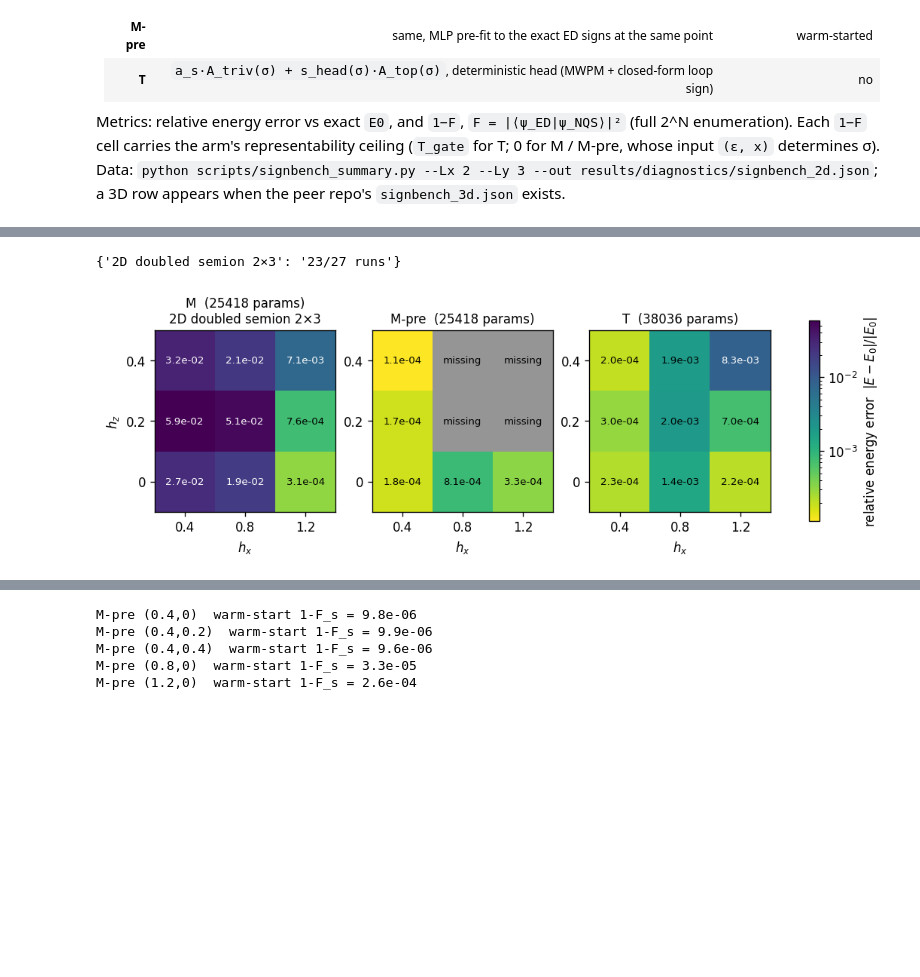
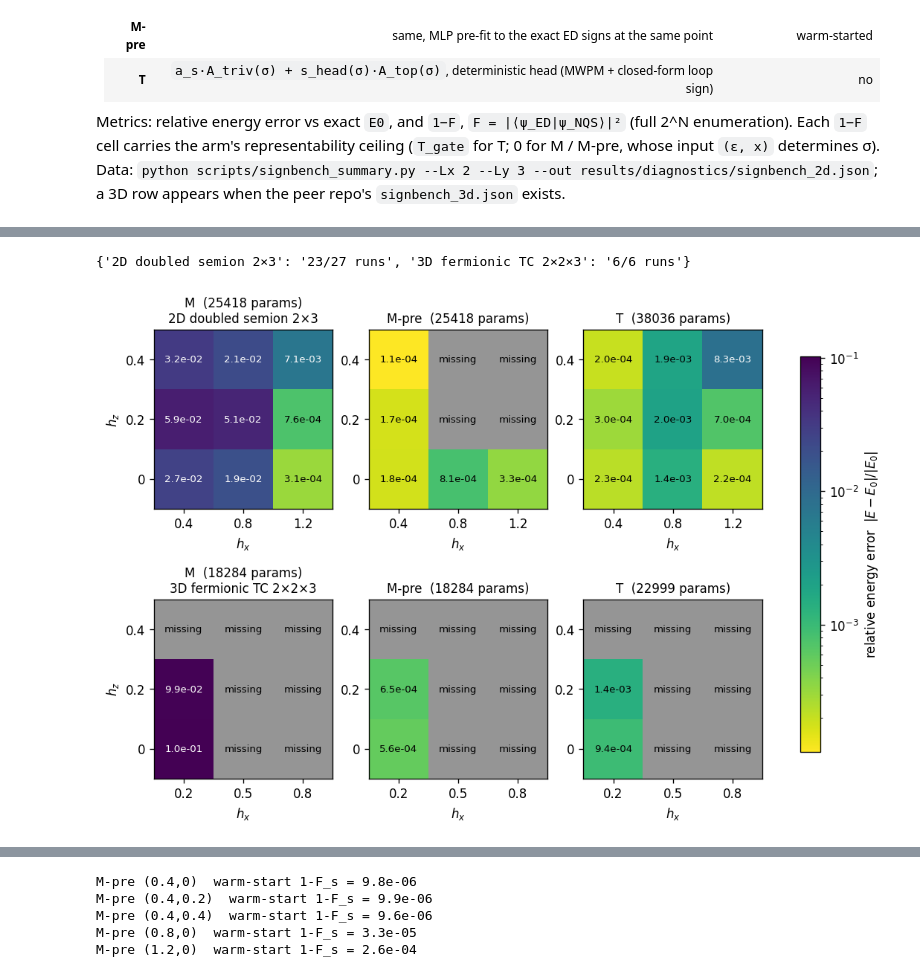
Before and after one commit to SanzharBissenali/2D-TC, a Jupyter notebook: analysis/07_signbench_heatmaps.ipynb, the cells around one changed output, grey strips where cells are left out. Saved outputs shown, nothing was run; the diff lists cells and outputs as text; code cells hidden in the pictures; blank space fills up the shorter version.

```diff
--- a/analysis/07_signbench_heatmaps.ipynb
+++ b/analysis/07_signbench_heatmaps.ipynb
@@ -37,54 +37,58 @@ LABEL = {'cnnqM': 'M', 'cnnqMp': 'M-pre', 'cnnqT': 'T'}
 
 panels = [('2D doubled semion 2×3', json.load(open('results/diagnostics/signbench_2d.json')))]
 if os.path.exists('results/diagnostics/signbench_3d.json'):
-    panels.append(('3D fermionic TC', json.load(open('results/diagnostics/signbench_3d.json'))))
+    d3 = json.load(open('results/diagnostics/signbench_3d.json'))
+    d3['points'] = [[hx, hz] for hx in (0.2, 0.5, 0.8) for hz in (0, 0.2, 0.4)]   # planned 3D grid (plan Sec 2)
+    panels.append(('3D fermionic TC 2×2×3', d3))
 print({name: f"{sum(not r['missing'] for r in d['records'])}/{len(d['records'])} runs" for name, d in panels})
 # %% [output]
-{'2D doubled semion 2×3': '23/27 runs'}
+{'2D doubled semion 2×3': '23/27 runs', '3D fermionic TC 2×2×3': '6/6 runs'}
 # %%
-def grid(records, arm, key):
-    '''3×3 array of `key` (rows hz, cols hx; seed 0), NaN where missing.'''
-    hx = sorted({r['hx'] for r in records}); hz = sorted({r['hz'] for r in records})
+def grid(d, arm, key):
+    '''array of `key` over the planned grid d['points'] (rows hz, cols hx; seed 0), NaN where missing.'''
+    records = d['records']
+    hx = sorted({p[0] for p in d['points']}); hz = sorted({p[1] for p in d['points']})
     g = np.full((len(hz), len(hx)), np.nan)
     for r in records:
         if r['arm'] == arm and r.get('seed', 0) == 0 and r.get(key) is not None:
-            g[hz.index(r['hz']), hx.index(r['hx'])] = r[key]
+            if r['hz'] in hz and r['hx'] in hx:
+                g[hz.index(r['hz']), hx.index(r['hx'])] = r[key]
     return g, hx, hz
 
 
 def heatmaps(key, title, ceiling=False):
     '''rows = panels (2D / 3D), cols = arms; one shared log colour scale.'''
-    vals = [v for _, d in panels for a in d['arms'] for v in grid(d['records'], a, key)[0].ravel() if v > 0]
+    vals = [v for _, d in panels for a in d['arms'] for v in grid(d, a, key)[0].ravel() if v > 0]
     if not vals:
         return print(f'{key}: no data yet (fidelity jobs still queued)')
     norm = LogNorm(min(vals), max(vals))
     fig, axes = plt.subplots(len(panels), 3, figsize=(11, 3.6 * len(panels)), squeeze=False)
     for row, (name, d) in enumerate(panels):
         for col, arm in enumerate(d['arms']):
-            ax, (g, hx, hz) = axes[row, col], grid(d['records'], arm, key)
+            ax, (g, hx, hz) = axes[row, col], grid(d, arm, key)
             im = ax.imshow(np.where(g > 0, g, norm.vmin), norm=norm, cmap='viridis_r', origin='lower')
             ax.imshow(np.where(np.isnan(g), 0.5, np.nan), cmap='Greys', vmin=0, vmax=1, origin='lower')
             rec = {(r['hx'], r['hz']): r for r in d['records'] if r['arm'] == arm and r.get('seed', 0) == 0}
             for i, z in enumerate(hz):
                 for j, x in enumerate(hx):
                     v, r = g[i, j], rec.get((x, z), {})
                     txt = 'missing' if np.isnan(v) else f'{v:.1e}'
                     if ceiling and not np.isnan(v) and r.get('ceiling') is not None:
                         txt += f"\nceil {r['ceiling']:.0e}"
                     dark = not np.isnan(v) and norm(max(v, norm.vmin)) > 0.5
                     ax.text(j, i, txt, ha='center', va='center', fontsize=8, color='w' if dark else 'k')
             n = next((r['n_params'] for r in d['records'] if r['arm'] == arm and r.get('n_params')), '?')
             ax.set_title(f"{LABEL.get(arm, arm)}  ({n} params)" + (f"\n{name}" if col == 0 else ''), fontsize=10)
             ax.set_xticks(range(len(hx)), [f'{x:g}' for x in hx]); ax.set_yticks(range(len(hz)), [f'{z:g}' for z in hz])
             ax.set_xlabel('$h_x$'); ax.set_ylabel('$h_z$' if col == 0 else '')
     fig.colorbar(im, ax=axes, label=title, shrink=0.8)
     os.makedirs('figures/signbench', exist_ok=True)
     fig.savefig(f'figures/signbench/{key}.png', dpi=200, bbox_inches='tight')
     return fig
 
 heatmaps('rel_err', 'relative energy error  $|E-E_0|/|E_0|$');
 # %% [output]
-[figure, old version]
+[figure, new version]
 # %%
 heatmaps('one_minus_F', r'$1-F$,  $F=|\langle\psi_{ED}|\psi_{NQS}\rangle|^2$', ceiling=True);
 # %% [output]
```
Also changed, not shown: parts of 3 cells of this notebook, 1 other file.
